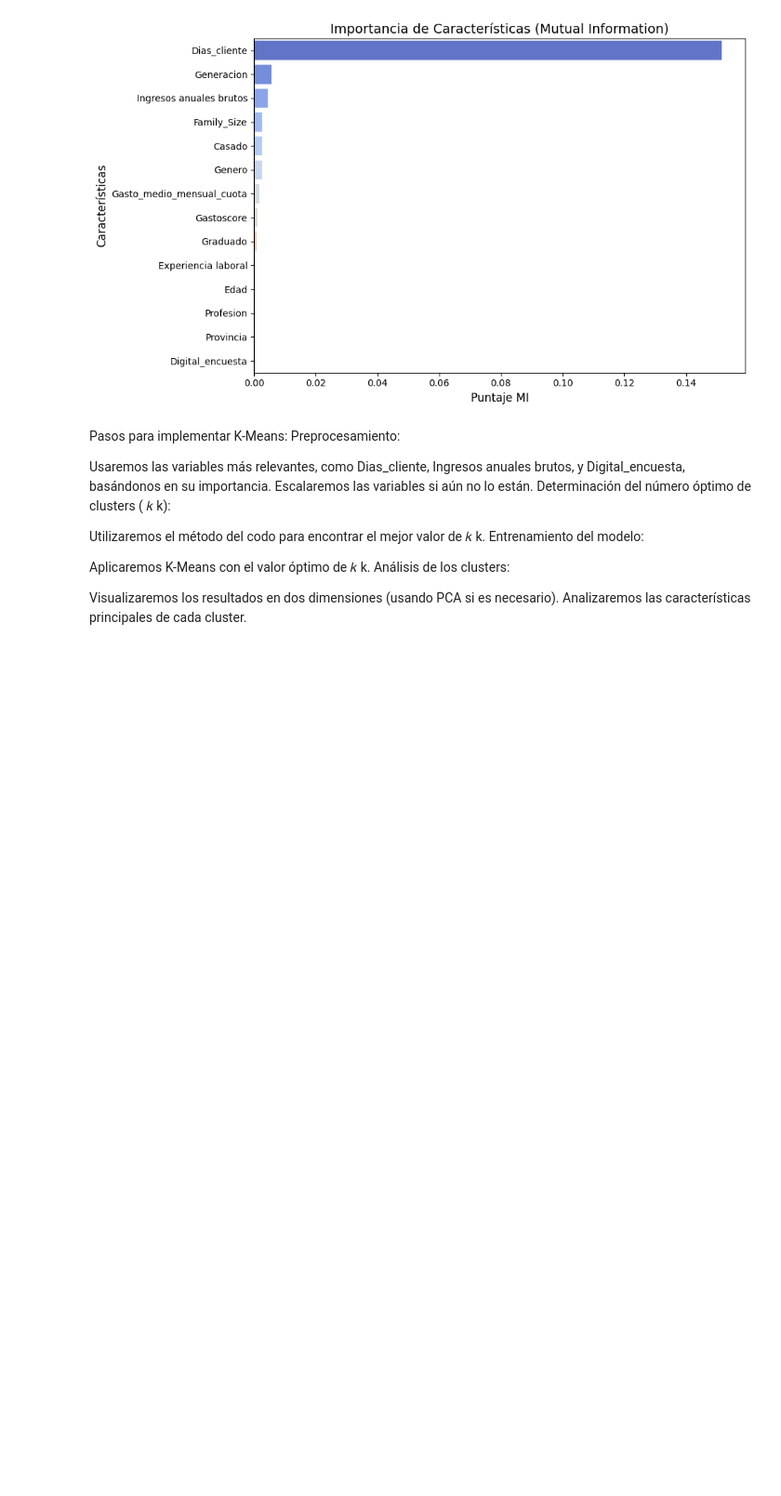
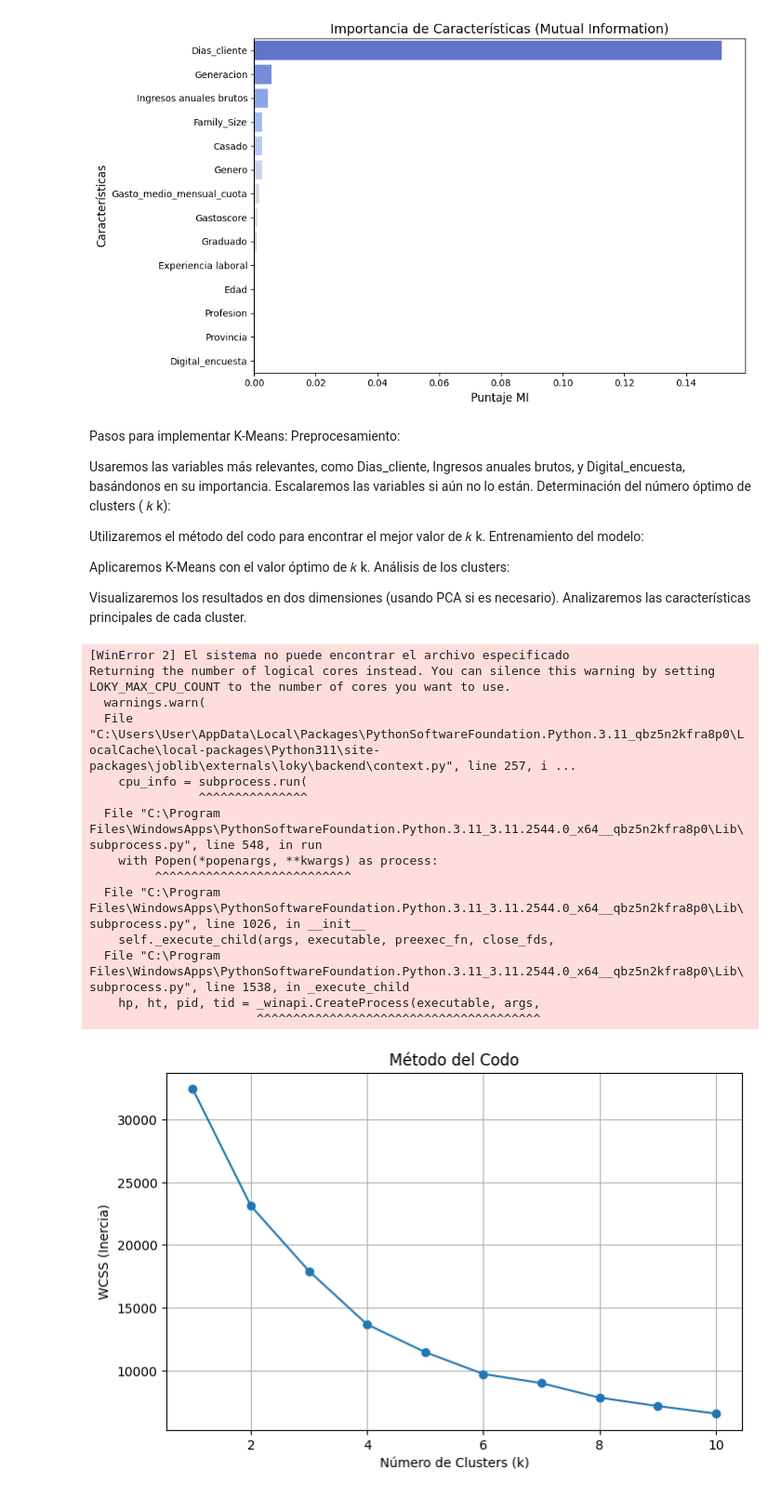
Before and after one commit to AngelMP02/caso5Machine, a Jupyter notebook: data.ipynb, the cells around one changed output. Shown at 93% size. Drawn from its saved outputs; the diff is of its cells as text; code cells hidden in the pictures; blank space fills up the shorter version.

```diff
--- a/data.ipynb
+++ b/data.ipynb
@@ -154,3 +154,56 @@ Análisis de los clusters:
 
 Visualizaremos los resultados en dos dimensiones (usando PCA si es necesario).
 Analizaremos las características principales de cada cluster.
+# %%
+import pandas as pd
+from sklearn.cluster import KMeans
+from sklearn.preprocessing import StandardScaler
+import matplotlib.pyplot as plt
+
+# Ruta al archivo CSV (ajusta según tu directorio)
+file_path = "Client_segment_MODIFICADO_updated.csv"
+
+# Leer el archivo CSV
+data = pd.read_csv(file_path)
+
+# Seleccionar las variables más relevantes para el clustering
+selected_features = ['Dias_cliente', 'Ingresos anuales brutos', 'Digital_encuesta']
+X = data[selected_features]
+
+# Escalar los datos
+scaler = StandardScaler()
+X_scaled = scaler.fit_transform(X)
+
+# Determinar el número óptimo de clusters usando el método del codo
+wcss = []  # Within-Cluster Sum of Squares
+k_range = range(1, 11)
+
+for k in k_range:
+    kmeans = KMeans(n_clusters=k, random_state=42)
+    kmeans.fit(X_scaled)
+    wcss.append(kmeans.inertia_)
+
+# Graficar el método del codo
+plt.figure(figsize=(8, 5))
+plt.plot(k_range, wcss, marker='o')
+plt.title('Método del Codo')
+plt.xlabel('Número de Clusters (k)')
+plt.ylabel('WCSS (Inercia)')
+plt.grid()
+plt.show()
+# %% [output]
+[WinError 2] El sistema no puede encontrar el archivo especificado
+Returning the number of logical cores instead. You can silence this warning by setting LOKY_MAX_CPU_COUNT to the number of cores you want to use.
+  warnings.warn(
+  File "C:\Users\User\AppData\Local\Packages\PythonSoftwareFoundation.Python.3.11_qbz5n2kfra8p0\LocalCache\local-packages\Python311\site-packages\joblib\externals\loky\backend\context.py", line 257, i ...
+    cpu_info = subprocess.run(
+               ^^^^^^^^^^^^^^^
+  File "C:\Program Files\WindowsApps\PythonSoftwareFoundation.Python.3.11_3.11.2544.0_x64__qbz5n2kfra8p0\Lib\subprocess.py", line 548, in run
+    with Popen(*popenargs, **kwargs) as process:
+         ^^^^^^^^^^^^^^^^^^^^^^^^^^^
+  File "C:\Program Files\WindowsApps\PythonSoftwareFoundation.Python.3.11_3.11.2544.0_x64__qbz5n2kfra8p0\Lib\subprocess.py", line 1026, in __init__
+    self._execute_child(args, executable, preexec_fn, close_fds,
+  File "C:\Program Files\WindowsApps\PythonSoftwareFoundation.Python.3.11_3.11.2544.0_x64__qbz5n2kfra8p0\Lib\subprocess.py", line 1538, in _execute_child
+    hp, ht, pid, tid = _winapi.CreateProcess(executable, args,
+                       ^^^^^^^^^^^^^^^^^^^^^^^^^^^^^^^^^^^^^^^
+[figure, added]
```
Also changed, not shown: parts of 8 cells of this notebook, 2 other files.
